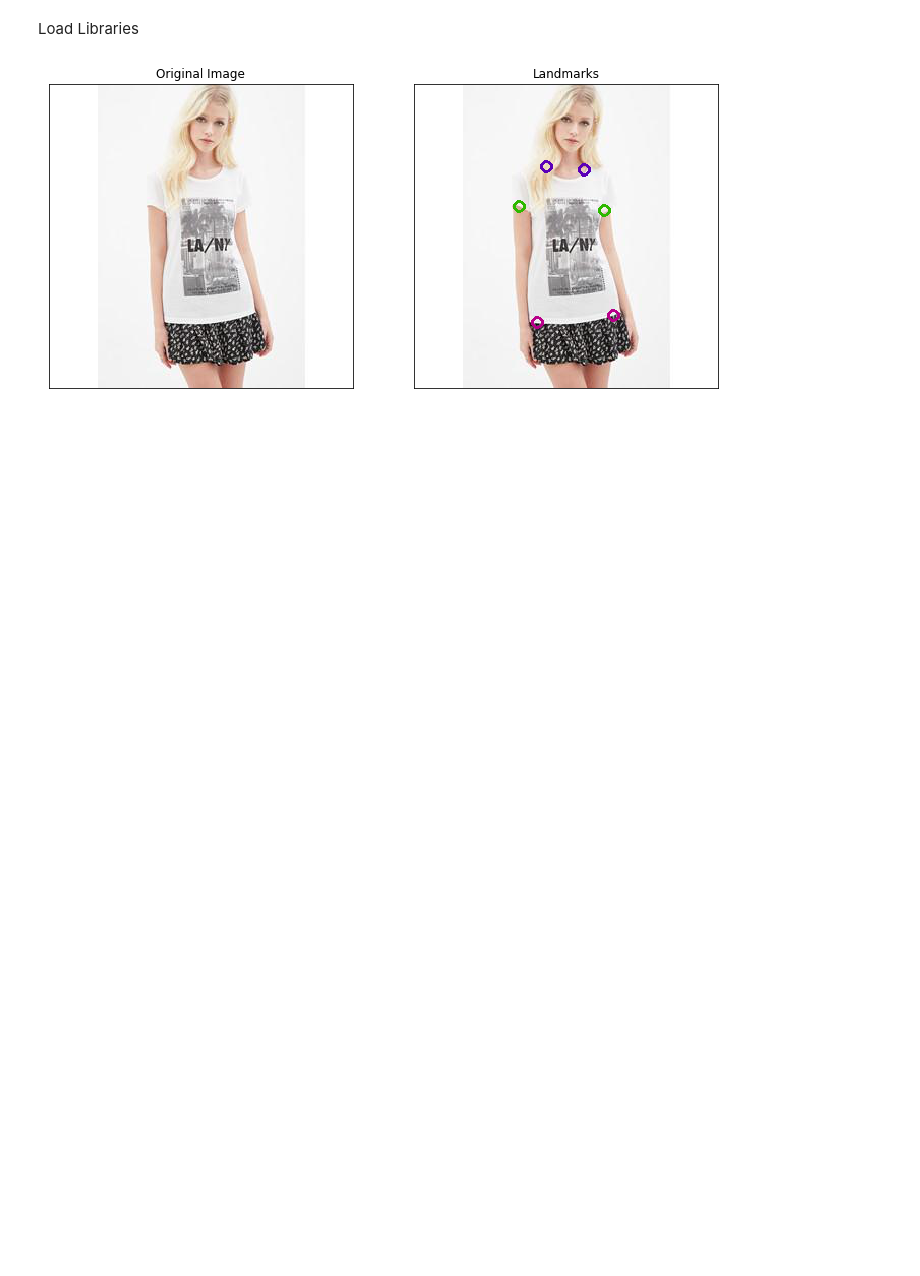
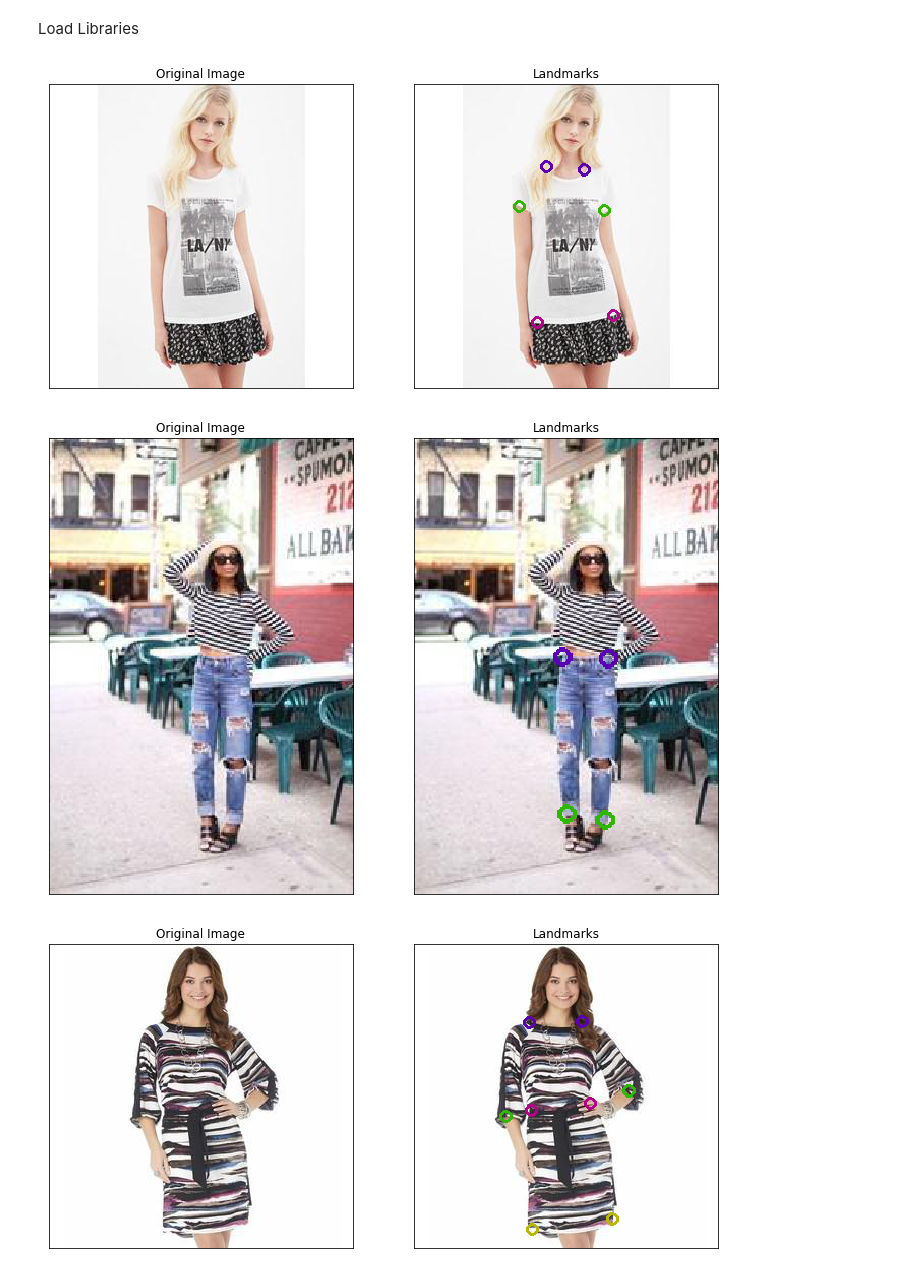
Before and after one commit to cs519/Machine-Eye-For-Fashion, a Jupyter notebook: Demo.ipynb, the cells around one changed output. Drawn from its saved outputs; the diff is of its cells as text; code cells hidden in the pictures; blank space fills up the shorter version.

```diff
--- a/Demo.ipynb
+++ b/Demo.ipynb
@@ -13,36 +13,45 @@ plt.rcParams["figure.figsize"] = fig_size
 # %%
 # Original Images and Labels
 # %%
+def show_sample_image(img, label):
+    original_img = cv2.imread(img)
+    result_img = cv2.imread(img)
+    n = len(label)
+    c = 0
+    check = 0
+    for i in range(0, n, 2):
+        x = label[i]
+        y = label[i+1]
+        cv2.circle(result_img, (x, y), 5, color[c], thickness=2)
+        if check%2 != 0:
+            c = c+1
+        check = check+1
+    #Show original Image
+    plt.subplot(121)
+    plt.imshow(cv2.cvtColor(original_img, cv2.COLOR_BGR2RGB))
+    plt.title('Original Image'), plt.xticks([]), plt.yticks([])
+
+    #Show original Image
+    plt.subplot(122)
+    plt.imshow(cv2.cvtColor(result_img, cv2.COLOR_BGR2RGB))
+    plt.title('Landmarks'), plt.xticks([]), plt.yticks([])
+
+    plt.show()
+
 color = [(184, 0, 92),(0, 184, 46),(138, 0, 184),(0, 184, 184),(255, 255, 102),(255, 102, 0),(51, 51, 255)]
-img = 'demo_data/img_00000005.jpg'
-lebels = [130, 82, 167, 85, 103, 121, 187, 125, 121, 235, 196, 228]
+imgs = ['demo_data/img_00000005.jpg',
+        'demo_data/img_00000060.jpg',
+        'demo_data/img_00000004.jpg'
+       ]
+labels = [[130, 82, 167, 85, 103, 121, 187, 125, 121, 235, 196, 228],
+          [97,144,127,145,100,247,125,251],
+          [113,78,165,77,90,170,211,145,115,164,173,157,116,281,195,271 ]
+         ]
 
-original_img = cv2.imread(img)
-result_img = original_img
 
-n = len(lebels)
-
-c = 0
-check = 0
-
-for i in range(0, n, 2):
-    x = lebels[i]
-    y = lebels[i+1]
-    cv2.circle(result_img, (x, y), 5, color[c], thickness=2)
-    if check%2 != 0:
-        c = c+1
-    check = check+1
-
-#Show original Image
-plt.subplot(121)
-plt.imshow(cv2.cvtColor(original_imgs, cv2.COLOR_BGR2RGB))
-plt.title('Original Image'), plt.xticks([]), plt.yticks([])
-
-#Show original Image
-plt.subplot(122)
-plt.imshow(cv2.cvtColor(result_img, cv2.COLOR_BGR2RGB))
-plt.title('Landmarks'), plt.xticks([]), plt.yticks([])
-
-plt.show()
+for i in range(len(imgs)):
+    show_sample_image(imgs[i], labels[i])
 # %% [output]
 [figure]
+[figure, added]
+[figure, added]
```
Also changed, not shown: 4 other files.
